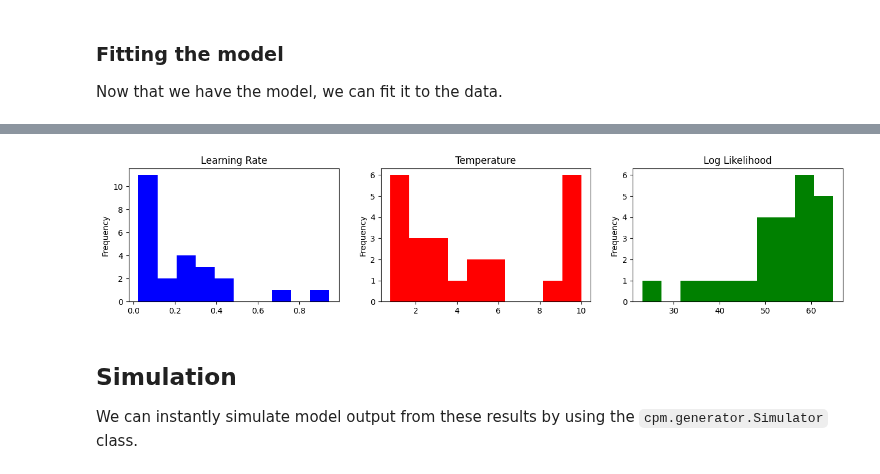
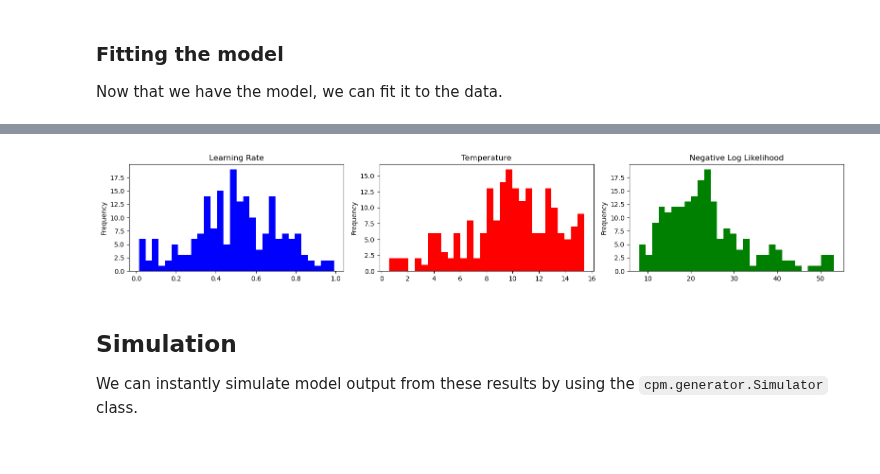
Before and after one commit to DevComPsy/cpm, a Jupyter notebook: docs/examples/bandit-task.ipynb, the cells around one changed output, grey strips where cells are left out. Drawn from its saved outputs; the diff is of its cells as text; code cells hidden in the pictures.

Commit message:
feat: increase bandit dataset size and rerun bandit example

```diff
--- a/docs/examples/bandit-task.ipynb
+++ b/docs/examples/bandit-task.ipynb
@@ -131,12 +131,12 @@ parameters = Parameters(
     temperature=Value(
         value=1,
         lower=0,
-        upper=10,
+        upper=20,
         prior="truncated_normal",
-        args={"mean": 5, "sd": 2.5},
+        args={"mean": 10, "sd": 5},
     ),
     # everything without a prior is part of the initial state of the model or fixed constructs (e.g. exemplars in general-context models of categorization)
-    values = numpy.array([0.25, 0.25, 0.25, 0.25]))
+    values = numpy.array([0.0, 0.0, 0.0, 0.0]))
 # %% [markdown]
 You can immediately see that we have two types of variables in the `Parameters` class: one with priors and one without.
 The ones with defined priors are the ones we will estimate later on, they are freely varying parameters (alpha and temperature).
@@ -271,7 +271,7 @@ fit = FminBound(
     parallel=True,
     libraries=["numpy", "cpm", "pandas"],
     cl=5,
-    prior=False,
+    prior=True,
     ppt_identifier="ppt",
     display=False,
     number_of_starts=5,
@@ -317,24 +313,25 @@ optimisation
 # %%
 import matplotlib.pyplot as plt
 
 # Create a figure and a set of subplots
-fig, axs = plt.subplots(1, 3, figsize=(16, 3))  # 1 row, 2 columns, and optional figure size
+fig, axs = plt.subplots(1, 3, figsize=(16, 3))  # 1 row, 3 columns, and optional figure size
 
 # Plot on the first subplot with a specific color
-optimisation.x_0.plot(kind="hist", label="Learning Rate", color="blue", ax=axs[0])
+optimisation.x_0.plot(kind="hist", bins=30, label="Learning Rate", color="blue", ax=axs[0])
 axs[0].set_title('Learning Rate')
 
 # Plot on the second subplot with a different color
-optimisation.x_1.plot(kind="hist", label="Temperature", color="red", ax=axs[1])
+optimisation.x_1.plot(kind="hist", bins=30, label="Temperature", color="red", ax=axs[1])
 axs[1].set_title('Temperature')
 
-optimisation.fun.plot(kind="hist", label="Negative Log Likelihood", color="green", ax=axs[2])
-axs[2].set_title('Log Likelihood')
+optimisation.fun.plot(kind="hist", bins=30, label="Negative Log Likelihood", color="green", ax=axs[2])
+axs[2].set_title('Negative Log Likelihood')
 
+plt.tight_layout()  # Adjust subplots to fit into figure area.
 # Display the plot
 plt.show()
 # %% [output]
-[figure, old version]
+[figure, new version]
 # %% [markdown]
 ## Simulation
 
```
Also changed, not shown: parts of 10 cells of this notebook, 3 other files.
